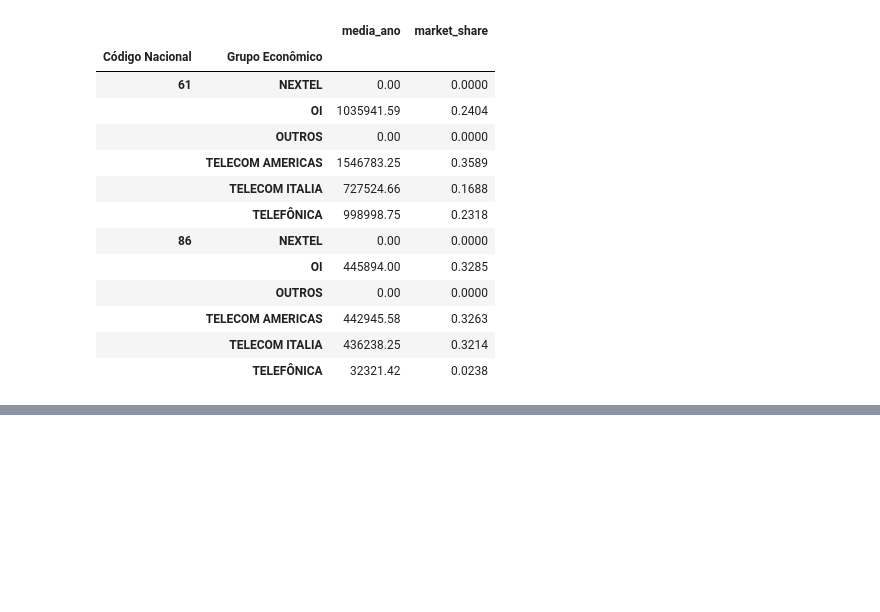
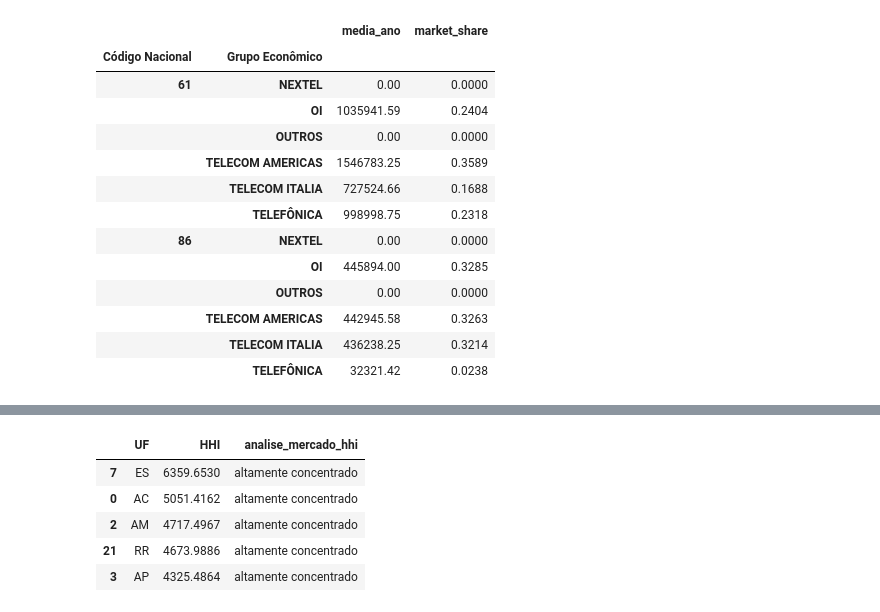
Before and after one commit to rislamiranda/projeto-smp, a Jupyter notebook: acessos_2009_2018.ipynb, the cells around one changed output, grey strips where cells are left out. Cells and saved outputs as stored; diff of their text form; code cells hidden in the pictures; blank space fills up the shorter version.

```diff
--- a/acessos_2009_2018.ipynb
+++ b/acessos_2009_2018.ipynb
@@ -388,5 +406,15 @@ df_2016_hhi_uf['analise_mercado_hhi'] = df_2016_hhi_uf['HHI'].apply(analise_hhi)
 df_2017_hhi_uf['analise_mercado_hhi'] = df_2017_hhi_uf['HHI'].apply(analise_hhi)
 
 df_2018_hhi_uf['analise_mercado_hhi'] = df_2018_hhi_uf['HHI'].apply(analise_hhi)
+# %%
+#verificar se a função de análise de HHI e a coluna estão corretas
+df_2016_hhi_uf.nlargest(5, 'HHI')
+# %% [output]
+|  | UF | HHI | analise_mercado_hhi |
+| 7 | ES | 6359.6530 | altamente concentrado |
+| 0 | AC | 5051.4162 | altamente concentrado |
+| 2 | AM | 4717.4967 | altamente concentrado |
+| 21 | RR | 4673.9886 | altamente concentrado |
+| 3 | AP | 4325.4864 | altamente concentrado |
 # %%
 #para o cálculo do HHI por DDD, primeiro criamos uma coluna chamada hhi_empresa pegando o valor do market_share de cada DDD e elevando o número ao quadrado
```
Also changed, not shown: parts of 17 cells of this notebook.
